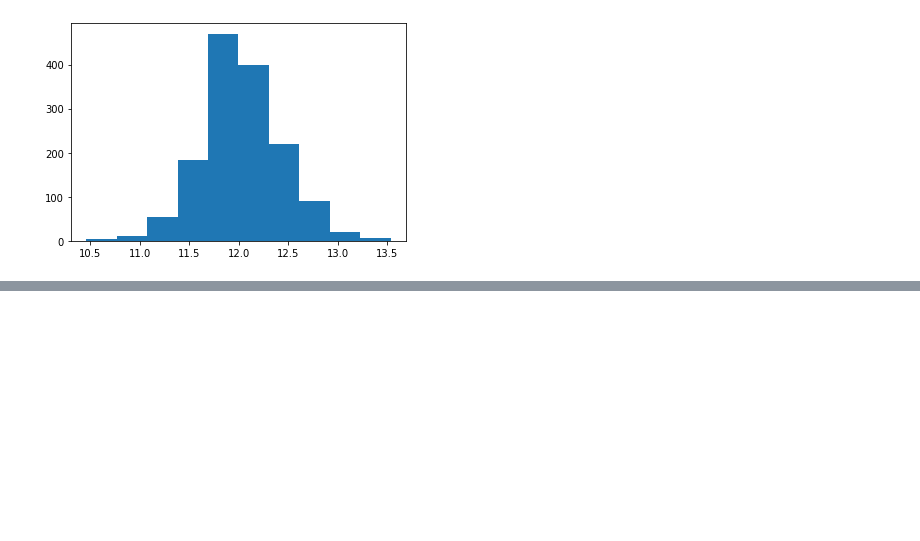
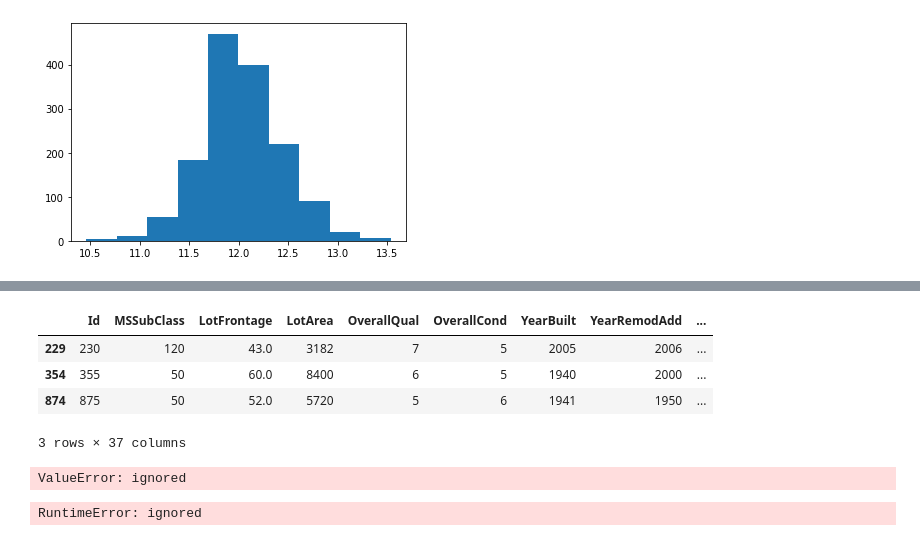
Before and after one commit to MKA-ML/ML-Task-1, a Jupyter notebook: Group_Task_1.ipynb, the cells around one changed output, grey strips where cells are left out. Saved outputs shown, nothing was run; the diff lists cells and outputs as text; code cells hidden in the pictures; blank space fills up the shorter version.

```diff
--- a/Group_Task_1.ipynb
+++ b/Group_Task_1.ipynb
@@ -77,0 +129,5 @@ Skew value :  0.12133506220520406
+# %%
+#Spliting data into dependent (Y) and independent (X) datasets
+X = df.iloc[:,0:37]
+Y = df.iloc[:,37]
+Y,X
@@ -77,0 +152,5 @@ Skew value :  0.12133506220520406
+# %%
+#Seperate training and test datasets
+X_train,X_test,Y_train,Y_test = train_test_split(X,Y,test_size=0.3)
+
+X_train.shape,X_test.shape,Y_train.shape,Y_test.shape
@@ -77,0 +182,11 @@ Skew value :  0.12133506220520406
+# %%
+#Scaling Data
+scaler = StandardScaler()
+scaler.fit(X_train)
+X_train.head(3)
+# %% [output]
+|  | Id | MSSubClass | LotFrontage | LotArea | OverallQual | OverallCond | YearBuilt | YearRemodAdd | ... |
+| 229 | 230 | 120 | 43.0 | 3182 | 7 | 5 | 2005 | 2006 | ... |
+| 354 | 355 | 50 | 60.0 | 8400 | 6 | 5 | 1940 | 2000 | ... |
+| 874 | 875 | 50 | 52.0 | 5720 | 5 | 6 | 1941 | 1950 | ... |
+3 rows × 37 columns
@@ -77,0 +202,12 @@ Skew value :  0.12133506220520406
+# %%
+#How well does the model perform
+model.compile(optimizer=adam,
+              loss = 'binary_crossentropy',
+              metrics = ['accuracy'])
+# %% [output]
+ValueError: ignored
+# %%
+#Model Training
+hist = model.fit(X_train,Y_train,batch_size=32,epochs=100,)
+# %% [output]
+RuntimeError: ignored
```
Also changed, not shown: parts of 9 cells of this notebook.
